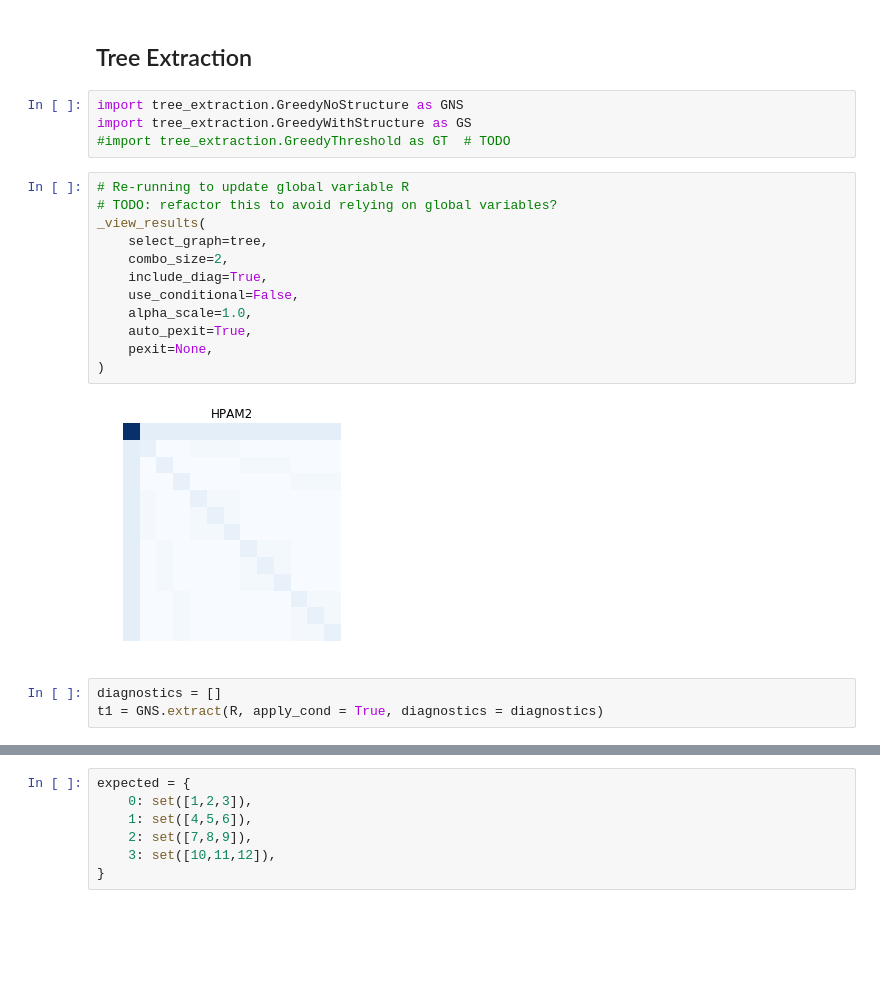
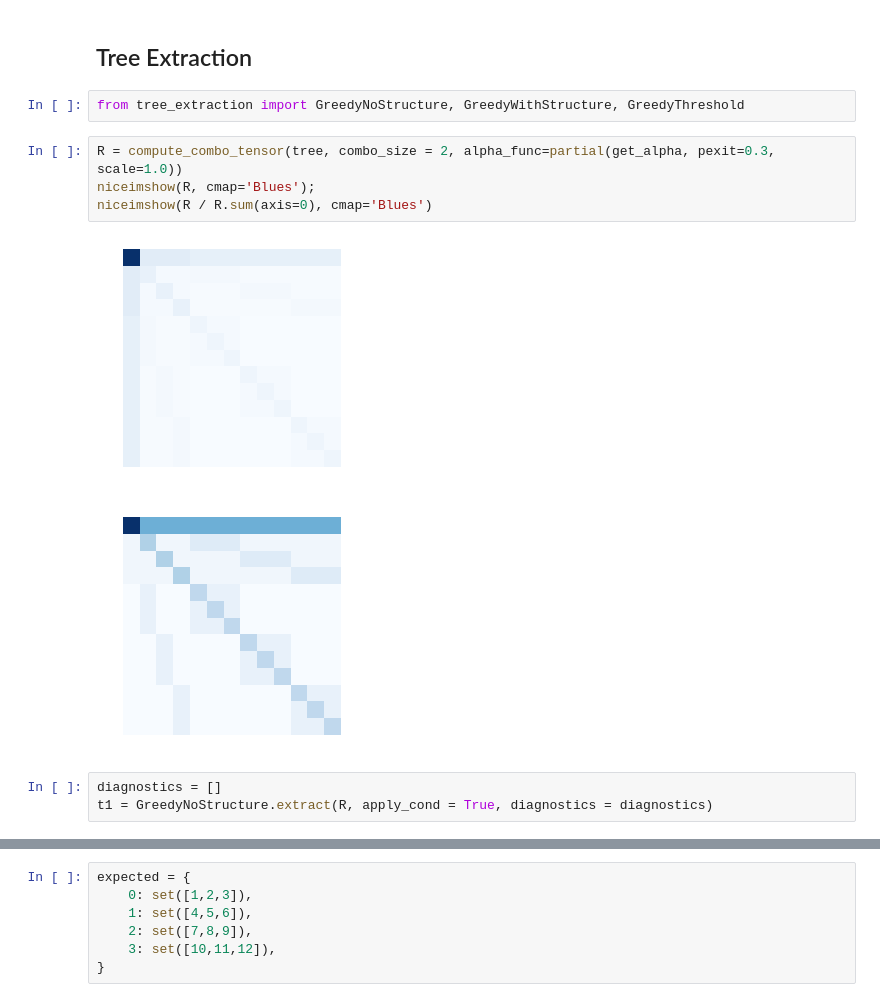
Before and after one commit to aleveren/ucsd-research, a Jupyter notebook: simple-hier-topic-model/simple-pachinko-data-sim.ipynb, the cells around one changed output, grey strips where cells are left out. Cells and saved outputs as stored; diff of their text form; blank space fills up the shorter version.

```diff
--- a/simple-hier-topic-model/simple-pachinko-data-sim.ipynb
+++ b/simple-hier-topic-model/simple-pachinko-data-sim.ipynb
@@ -469,27 +469,18 @@ target = [0.25  0.075 0.675]
 x = 0.17841616540420124 yields f(x) = [0.17841617 0.14658384 0.675     ]
 # %% [markdown]
 ## Tree Extraction
-# %%
-import tree_extraction.GreedyNoStructure as GNS
-import tree_extraction.GreedyWithStructure as GS
-#import tree_extraction.GreedyThreshold as GT  # TODO
-# %%
-# Re-running to update global variable R
-# TODO: refactor this to avoid relying on global variables?
-_view_results(
-    select_graph=tree,
-    combo_size=2,
-    include_diag=True,
-    use_conditional=False,
-    alpha_scale=1.0,
-    auto_pexit=True,
-    pexit=None,
-)
-# %% [output]
-[figure, removed]
+# %%
+from tree_extraction import GreedyNoStructure, GreedyWithStructure, GreedyThreshold
+# %%
+R = compute_combo_tensor(tree, combo_size = 2, alpha_func=partial(get_alpha, pexit=0.3, scale=1.0))
+niceimshow(R, cmap='Blues');
+niceimshow(R / R.sum(axis=0), cmap='Blues')
+# %% [output]
+[figure, added]
+[figure, added]
 # %%
 diagnostics = []
-t1 = GNS.extract(R, apply_cond = True, diagnostics = diagnostics)
+t1 = GreedyNoStructure.extract(R, apply_cond = True, diagnostics = diagnostics)
 # %%
 nx.draw(t1, pos=bfs_layout(t1), with_labels=True)
 # %% [output]
```
Also changed, not shown: parts of 10 cells of this notebook.
